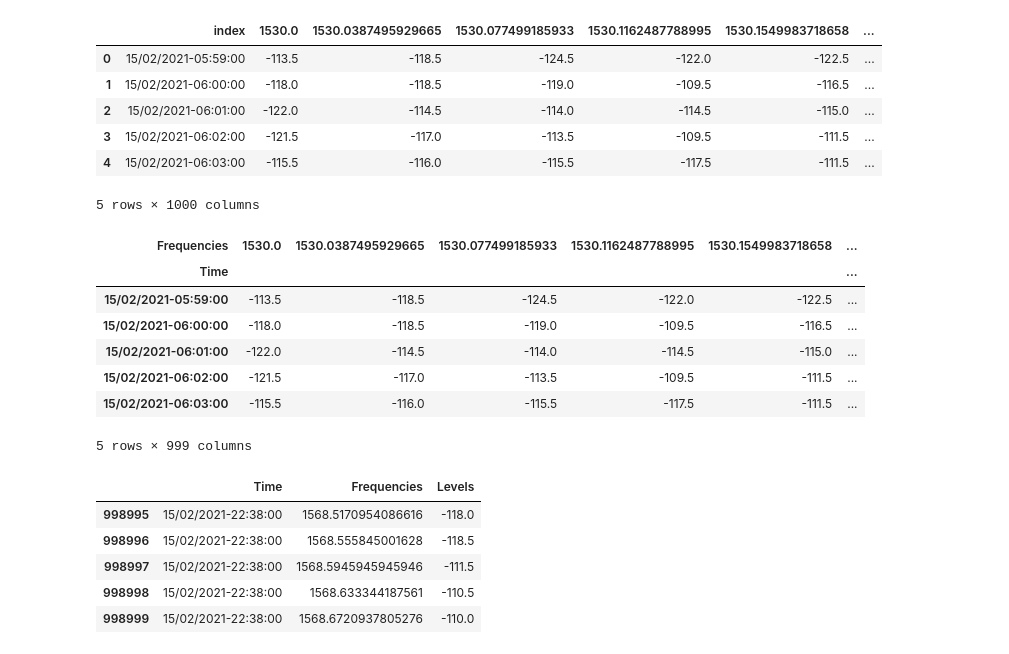
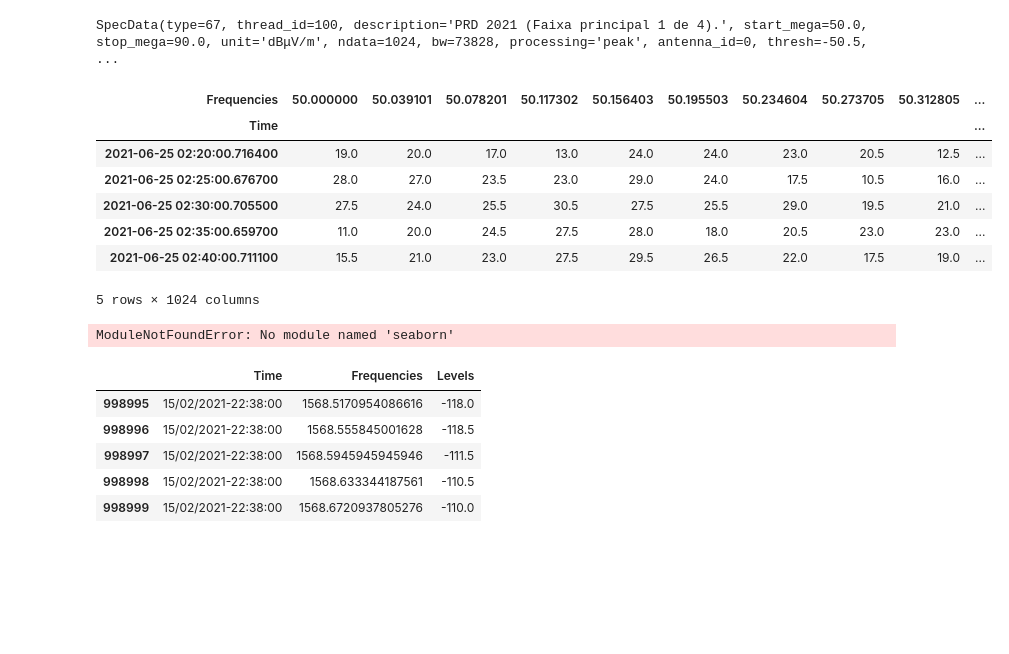
Before and after one commit to ronaldokun/rfpye, a Jupyter notebook: nbs/_plot.ipynb, the cells around one changed output. Cells and saved outputs as stored; diff of their text form; code cells hidden in the pictures; blank space fills up the shorter version.

```diff
--- a/nbs/_plot.ipynb
+++ b/nbs/_plot.ipynb
@@ -6,3 +20,8 @@ from math import pi
 from bokeh.io import show, output_notebook
 from bokeh.models import BasicTicker, ColorBar, LinearColorMapper, PrintfTickFormatter
 from bokeh.plotting import figure
+# %%
+files = get_files(r'D:\OneDrive - ANATEL\Sensores', extensions=['.bin'])
+file = files.shuffle()[0]
+blocks = parse_bin(file)
+print(blocks)
@@ -9,18 +46,18 @@ from bokeh.plotting import figure
 # %%
-data = pd.read_feather(r'C:\Users\rsilva\Downloads\saida\levels\RFeye002310_210215_T055800-B_67_TId_110.fth')
-data = data.iloc[:1000, :1000]
+data = blocks['spectrum'][2] ; data
+# %% [output]
+SpecData(type=67, thread_id=100, description='PRD 2021 (Faixa principal 1 de 4).', start_mega=50.0, stop_mega=90.0, unit='dBμV/m', ndata=1024, bw=73828, processing='peak', antenna_id=0, thresh=-50.5,  ...
 # %%
-data['index'] = pd.to_datetime(data['index']).dt.strftime("%d/%m/%Y-%H:%M:%S")
+data = data.matrix() ; data.head()
+# %% [output]
+| Frequencies | 50.000000 | 50.039101 | 50.078201 | 50.117302 | 50.156403 | 50.195503 | 50.234604 | 50.273705 | 50.312805 | ... |
+| Time |  |  |  |  |  |  |  |  |  | ... |
+| 2021-06-25 02:20:00.716400 | 19.0 | 20.0 | 17.0 | 13.0 | 24.0 | 24.0 | 23.0 | 20.5 | 12.5 | ... |
+| 2021-06-25 02:25:00.676700 | 28.0 | 27.0 | 23.5 | 23.0 | 29.0 | 24.0 | 17.5 | 10.5 | 16.0 | ... |
+| 2021-06-25 02:30:00.705500 | 27.5 | 24.0 | 25.5 | 30.5 | 27.5 | 25.5 | 29.0 | 19.5 | 21.0 | ... |
+| 2021-06-25 02:35:00.659700 | 11.0 | 20.0 | 24.5 | 27.5 | 28.0 | 18.0 | 20.5 | 23.0 | 23.0 | ... |
+| 2021-06-25 02:40:00.711100 | 15.5 | 21.0 | 23.0 | 27.5 | 29.5 | 26.5 | 22.0 | 17.5 | 19.0 | ... |
+5 rows × 1024 columns
-# %%
-data.head()
-# %% [output]
-|  | index | 1530.0 | 1530.0387495929665 | 1530.077499185933 | 1530.1162487788995 | 1530.1549983718658 | ... |
-| 0 | 15/02/2021-05:59:00 | -113.5 | -118.5 | -124.5 | -122.0 | -122.5 | ... |
-| 1 | 15/02/2021-06:00:00 | -118.0 | -118.5 | -119.0 | -109.5 | -116.5 | ... |
-| 2 | 15/02/2021-06:01:00 | -122.0 | -114.5 | -114.0 | -114.5 | -115.0 | ... |
-| 3 | 15/02/2021-06:02:00 | -121.5 | -117.0 | -113.5 | -109.5 | -111.5 | ... |
-| 4 | 15/02/2021-06:03:00 | -115.5 | -116.0 | -115.5 | -117.5 | -111.5 | ... |
-5 rows × 1000 columns
 # %%
 import seaborn as sns
 import matplotlib.pyplot as plt
@@ -37,22 +74,10 @@ cmap = sns.diverging_palette(-200, -50, as_cmap=True)
 
 
 # Draw the heatmap with the mask and correct aspect ratio
-sns.heatmap(data.set_index('index'), cmap=cmap, vmax=.3, center=0,
+sns.heatmap(data, cmap=cmap, vmax=.3, center=0,
             square=True, linewidths=.5, cbar_kws={"shrink": .5})
+# %% [output]
+ModuleNotFoundError: No module named 'seaborn'
-# %%
-data = data.set_index('index')
-data.columns.name = "Frequencies"
-data.index.name = "Time"
-data.head()
-# %% [output]
-| Frequencies | 1530.0 | 1530.0387495929665 | 1530.077499185933 | 1530.1162487788995 | 1530.1549983718658 | ... |
-| Time |  |  |  |  |  | ... |
-| 15/02/2021-05:59:00 | -113.5 | -118.5 | -124.5 | -122.0 | -122.5 | ... |
-| 15/02/2021-06:00:00 | -118.0 | -118.5 | -119.0 | -109.5 | -116.5 | ... |
-| 15/02/2021-06:01:00 | -122.0 | -114.5 | -114.0 | -114.5 | -115.0 | ... |
-| 15/02/2021-06:02:00 | -121.5 | -117.0 | -113.5 | -109.5 | -111.5 | ... |
-| 15/02/2021-06:03:00 | -115.5 | -116.0 | -115.5 | -117.5 | -111.5 | ... |
-5 rows × 999 columns
 # %%
 df = pd.DataFrame(data.stack(), columns=['Levels']).reset_index()
 # %%
```
Also changed, not shown: parts of 3 cells of this notebook, 10 other files.
